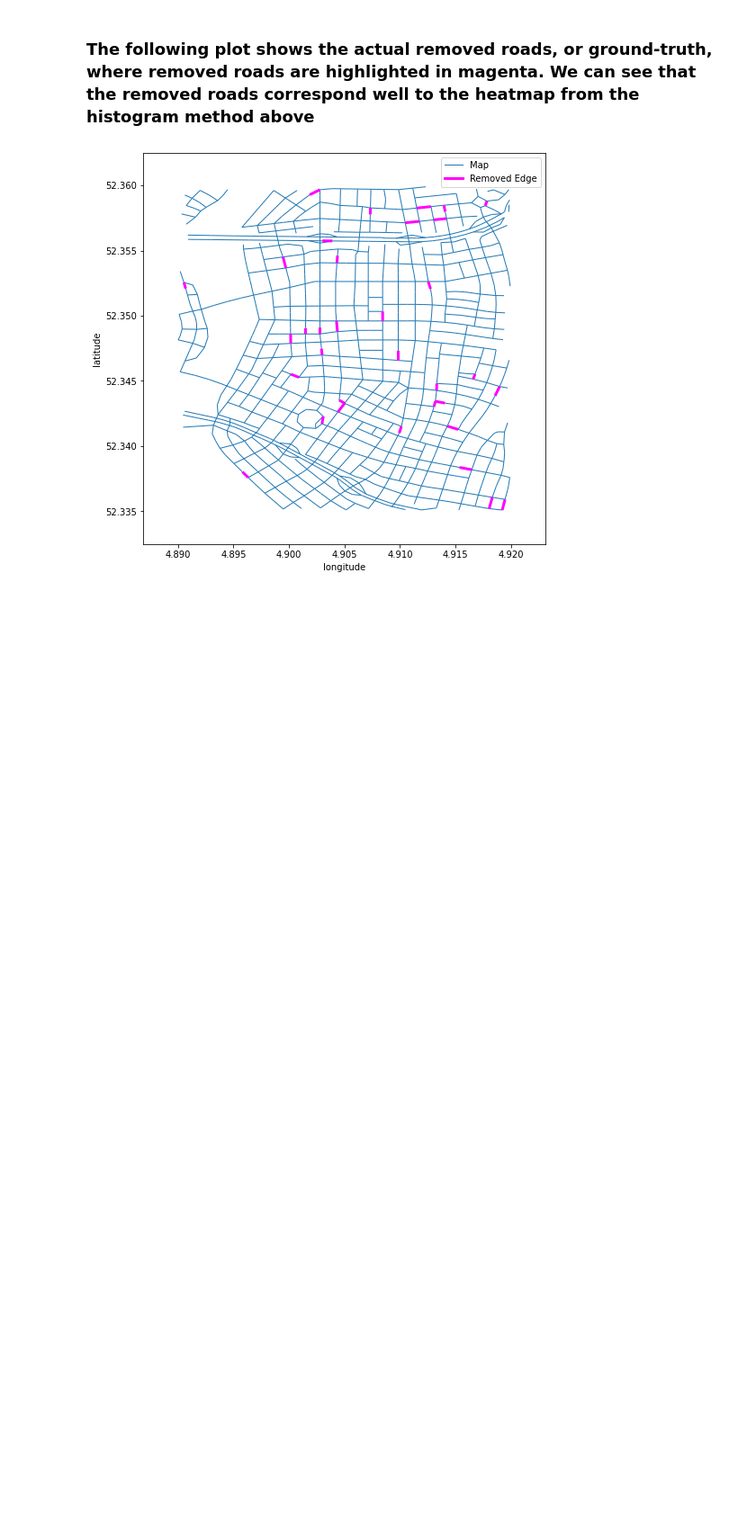
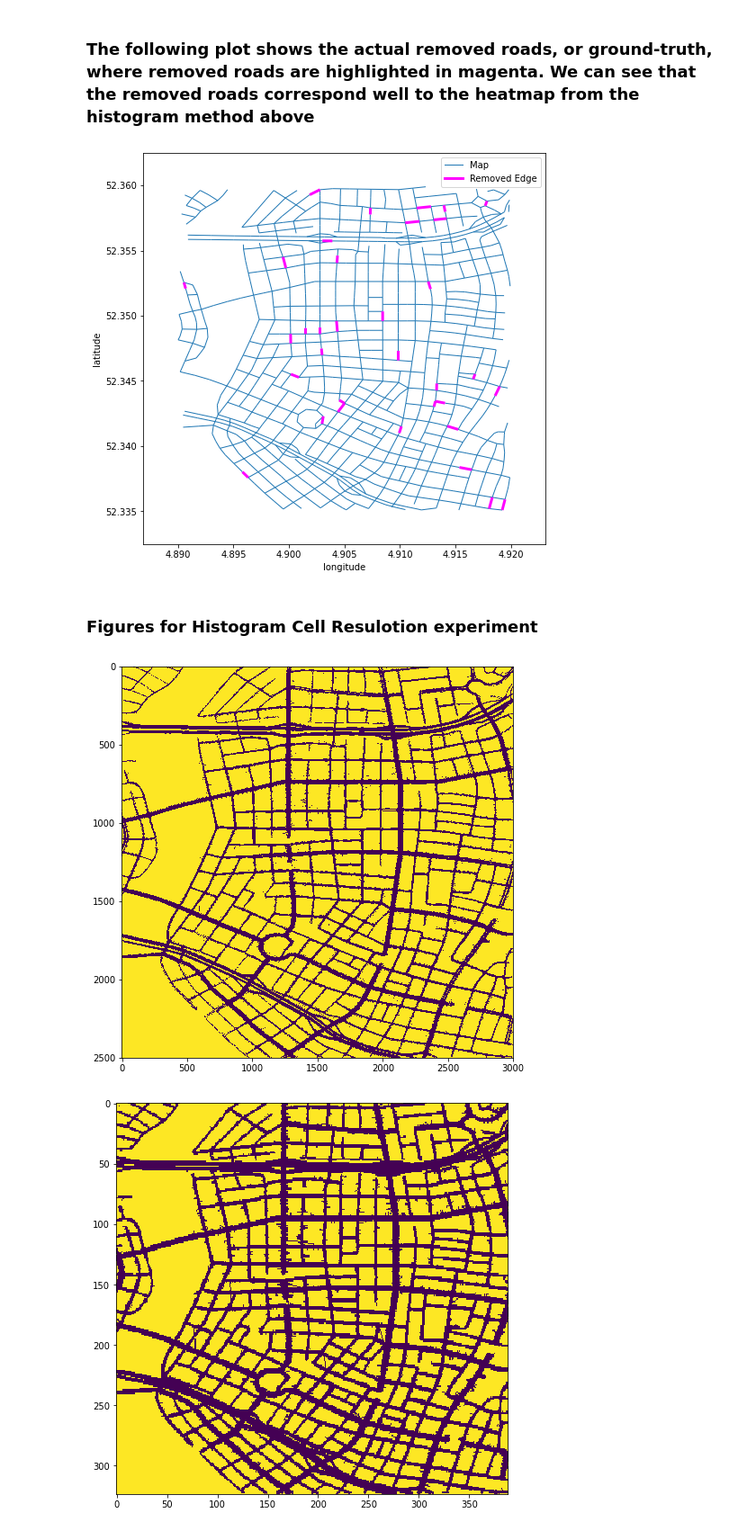
Before and after one commit to KJ-Waller/SyntheticHighways, a Jupyter notebook: ChangeDetection/notebooks/HistogramPipeline.ipynb, the cells around one changed output. Shown at 90% size. Saved outputs shown, nothing was run; the diff lists cells and outputs as text; code cells hidden in the pictures; blank space fills up the shorter version.

Commit message:
added new figures for histogram method

```diff
--- a/ChangeDetection/notebooks/HistogramPipeline.ipynb
+++ b/ChangeDetection/notebooks/HistogramPipeline.ipynb
@@ -41,3 +41,16 @@ G2_diff = compare_snapshots(G1,G2)[1]
 plot_graph(G2_diff, removed_road_edge_width=3, savename='./figures/histogram_pipeline_groundtruth', show_img=False)
 # %% [output]
 [figure]
+# %% [markdown]
+### Figures for Histogram Cell Resulotion experiment
+# %%
+def create_histogram_figures(cell_resolutions=[1e-5, 7.74e-5, 3.59e-4]):
+    for i, cell_res in enumerate(cell_resolutions):
+        hist_det = HistogramDetector(G1, bbox, cell_res=cell_res)
+        G2_pred = hist_det.forward(T2['T'])
+        plot_hist(hist_det.hist, savename=os.path.join('figures', f'histogram_example_{i}'))
+
+create_histogram_figures()
+# %% [output]
+[figure, added]
+[figure, added]
```
Also changed, not shown: parts of 1 cell of this notebook, 3 other files.
